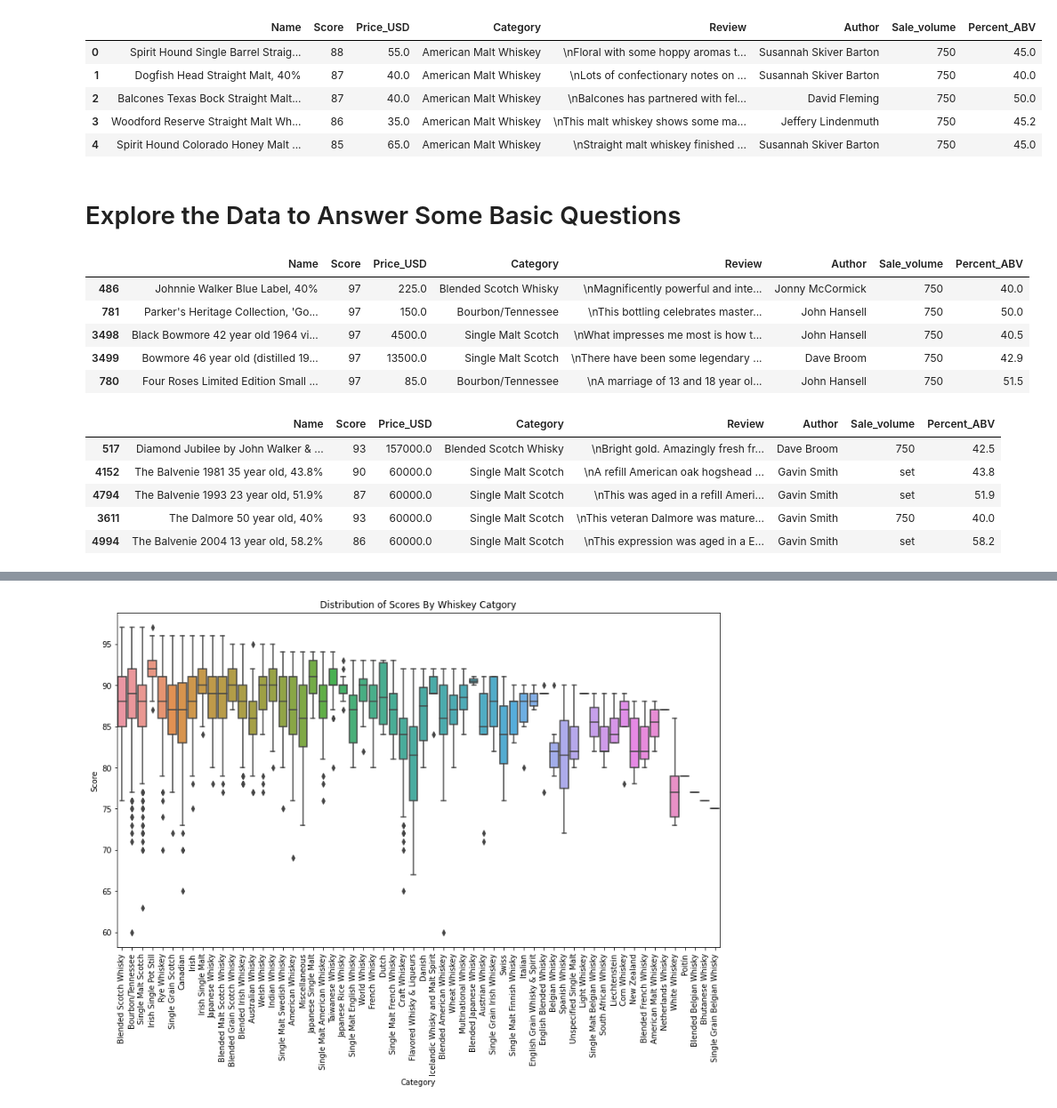
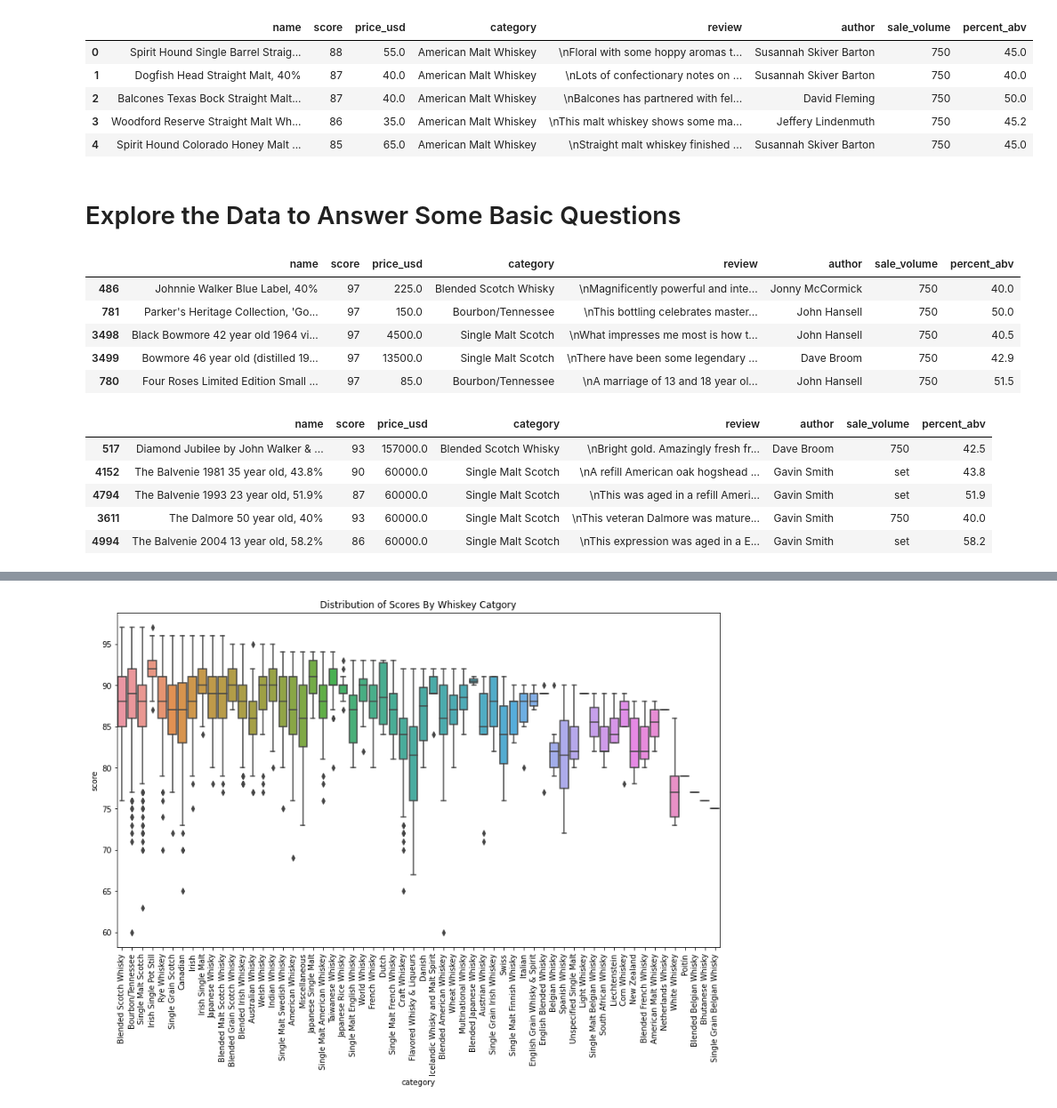
Before and after one commit to gspahlin/WhiskyAdvocate_ETL, a Jupyter notebook: whiskey_explore_clean_load.ipynb, the cells around one changed output, grey strips where cells are left out. Shown at 89% size. Drawn from its saved outputs; the diff is of its cells as text; code cells hidden in the pictures.

```diff
--- a/whiskey_explore_clean_load.ipynb
+++ b/whiskey_explore_clean_load.ipynb
@@ -19,19 +19,19 @@ whis_df.head()
 # %%
 #Null values found in ABV column
 #fill in null value with the defalut value 40%
 
-abv_list = whis_df['Percent_ABV'].to_list()
+abv_list = whis_df['percent_abv'].to_list()
 
 for abv in abv_list:
     if type(abv) != float:
         abv = 40.0
 
-whis_df['Percent_ABV'] = abv_list
+whis_df['percent_abv'] = abv_list
 
 
 whis_df.head()
 # %% [output]
-|  | Name | Score | Price_USD | Category | Review | Author | Sale_volume | Percent_ABV |
+|  | name | score | price_usd | category | review | author | sale_volume | percent_abv |
 | 0 | Spirit Hound Single Barrel Straig... | 88 | 55.0 | American Malt Whiskey | \nFloral with some hoppy aromas t... | Susannah Skiver Barton | 750 | 45.0 |
 | 1 | Dogfish Head Straight Malt, 40% | 87 | 40.0 | American Malt Whiskey | \nLots of confectionary notes on ... | Susannah Skiver Barton | 750 | 40.0 |
 | 2 | Balcones Texas Bock Straight Malt... | 87 | 40.0 | American Malt Whiskey | \nBalcones has partnered with fel... | David Fleming | 750 | 50.0 |
@@ -42,11 +42,11 @@ whis_df.head()
 # %%
 #Look at the highest rated whiskeys
 
-tops = whis_df.sort_values(by = ['Score'], ascending = False)
+tops = whis_df.sort_values(by = ['score'], ascending = False)
 
 tops.head()
 # %% [output]
-|  | Name | Score | Price_USD | Category | Review | Author | Sale_volume | Percent_ABV |
+|  | name | score | price_usd | category | review | author | sale_volume | percent_abv |
 | 486 | Johnnie Walker Blue Label, 40% | 97 | 225.0 | Blended Scotch Whisky | \nMagnificently powerful and inte... | Jonny McCormick | 750 | 40.0 |
 | 781 | Parker's Heritage Collection, 'Go... | 97 | 150.0 | Bourbon/Tennessee | \nThis bottling celebrates master... | John Hansell | 750 | 50.0 |
 | 3498 | Black Bowmore 42 year old 1964 vi... | 97 | 4500.0 | Single Malt Scotch | \nWhat impresses me most is how t... | John Hansell | 750 | 40.5 |
@@ -55,11 +55,11 @@ tops.head()
 # %%
 #look at the priciest whiskies
 
-ritz = whis_df.sort_values(by = ['Price_USD'], ascending = False)
+ritz = whis_df.sort_values(by = ['price_usd'], ascending = False)
 
 ritz.head()
 # %% [output]
-|  | Name | Score | Price_USD | Category | Review | Author | Sale_volume | Percent_ABV |
+|  | name | score | price_usd | category | review | author | sale_volume | percent_abv |
 | 517 | Diamond Jubilee by John Walker & ... | 93 | 157000.0 | Blended Scotch Whisky | \nBright gold. Amazingly fresh fr... | Dave Broom | 750 | 42.5 |
 | 4152 | The Balvenie 1981 35 year old, 43.8% | 90 | 60000.0 | Single Malt Scotch | \nA refill American oak hogshead ... | Gavin Smith | set | 43.8 |
 | 4794 | The Balvenie 1993 23 year old, 51.9% | 87 | 60000.0 | Single Malt Scotch | \nThis was aged in a refill Ameri... | Gavin Smith | set | 51.9 |
```
Also changed, not shown: parts of 33 cells of this notebook.
